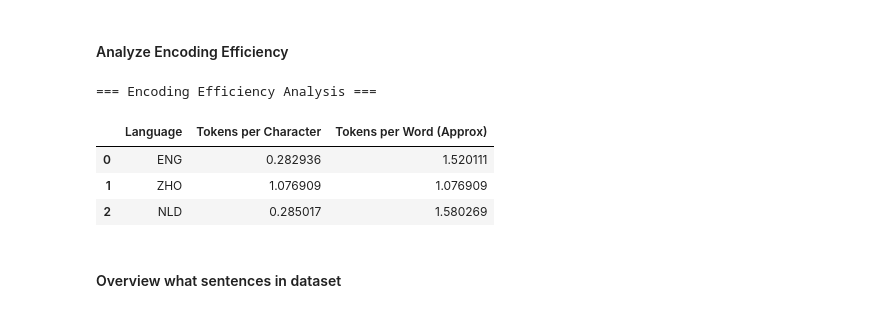
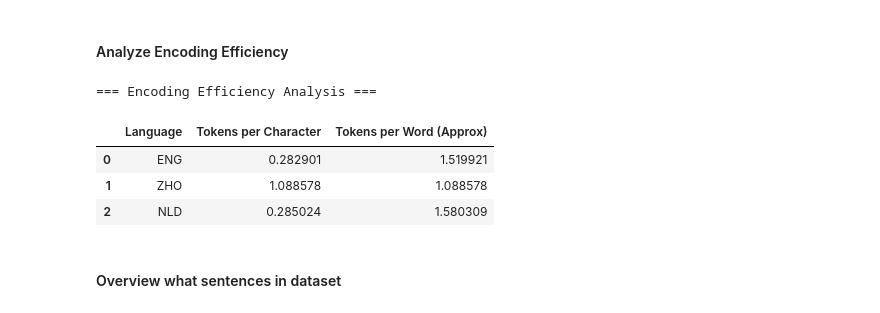
Before and after one commit to Kai-Hao2002/BabyLM_Challenge_III, a Jupyter notebook: notebooks/01_data_eda.ipynb, the cells around one changed output. Drawn from its saved outputs; the diff is of its cells as text; code cells hidden in the pictures.

```diff
--- a/notebooks/01_data_eda.ipynb
+++ b/notebooks/01_data_eda.ipynb
@@ -119,7 +119,7 @@ Name: proportion, dtype: float64
 # %%
 from tokenizers import Tokenizer
 
-tokenizer = Tokenizer.from_file("../tokenizers/tokenizer_10M_16000v.json")
+tokenizer = Tokenizer.from_file("../tokenizers/tokenizer_10M_16k.json")
 
 
 # Define some "difficult/high-frequency" test sentences for the three languages
@@ -318,43 +419,43 @@ from datasets import load_from_disk
 from tokenizers import Tokenizer
 
 # Load the newly trained Tokenizer
-tokenizer = Tokenizer.from_file("../tokenizers/tokenizer_10M_16000v.json")
+tokenizer = Tokenizer.from_file("../tokenizers/tokenizer_10M_16k.json")
 langs = ['eng', 'zho', 'nld']
 
 efficiency_data = []
 
 for lang in langs:
     # Load a small subset from the raw dataset to test
     ds = load_from_disk(f"../data/raw/{lang}_dataset")['train'].select(range(5000))
 
     total_chars = 0
     total_words = 0
     total_tokens = 0
 
     for item in ds:
         text = item['text']
         total_chars += len(text)
         total_words += len(text.split()) if lang != 'zho' else len(text) # 中文無空白分詞
 
         # Encode precisely using our Tokenizer
         encoded = tokenizer.encode(text)
         total_tokens += len(encoded.ids)
 
     efficiency_data.append({
         "Language": lang.upper(),
         "Tokens per Character": total_tokens / total_chars,
         "Tokens per Word (Approx)": total_tokens / total_words
     })
 
 df_eff = pd.DataFrame(efficiency_data)
 print("\n=== Encoding Efficiency Analysis ===")
 display(df_eff)
 # %% [output]
 === Encoding Efficiency Analysis ===
 |  | Language | Tokens per Character | Tokens per Word (Approx) |
-| 0 | ENG | 0.282936 | 1.520111 |
-| 1 | ZHO | 1.076909 | 1.076909 |
-| 2 | NLD | 0.285017 | 1.580269 |
+| 0 | ENG | 0.282901 | 1.519921 |
+| 1 | ZHO | 1.088578 | 1.088578 |
+| 2 | NLD | 0.285024 | 1.580309 |
 # %% [markdown]
 #### Overview what sentences in dataset
 # %%
```
Also changed, not shown: parts of 4 cells of this notebook, 1 other file.
